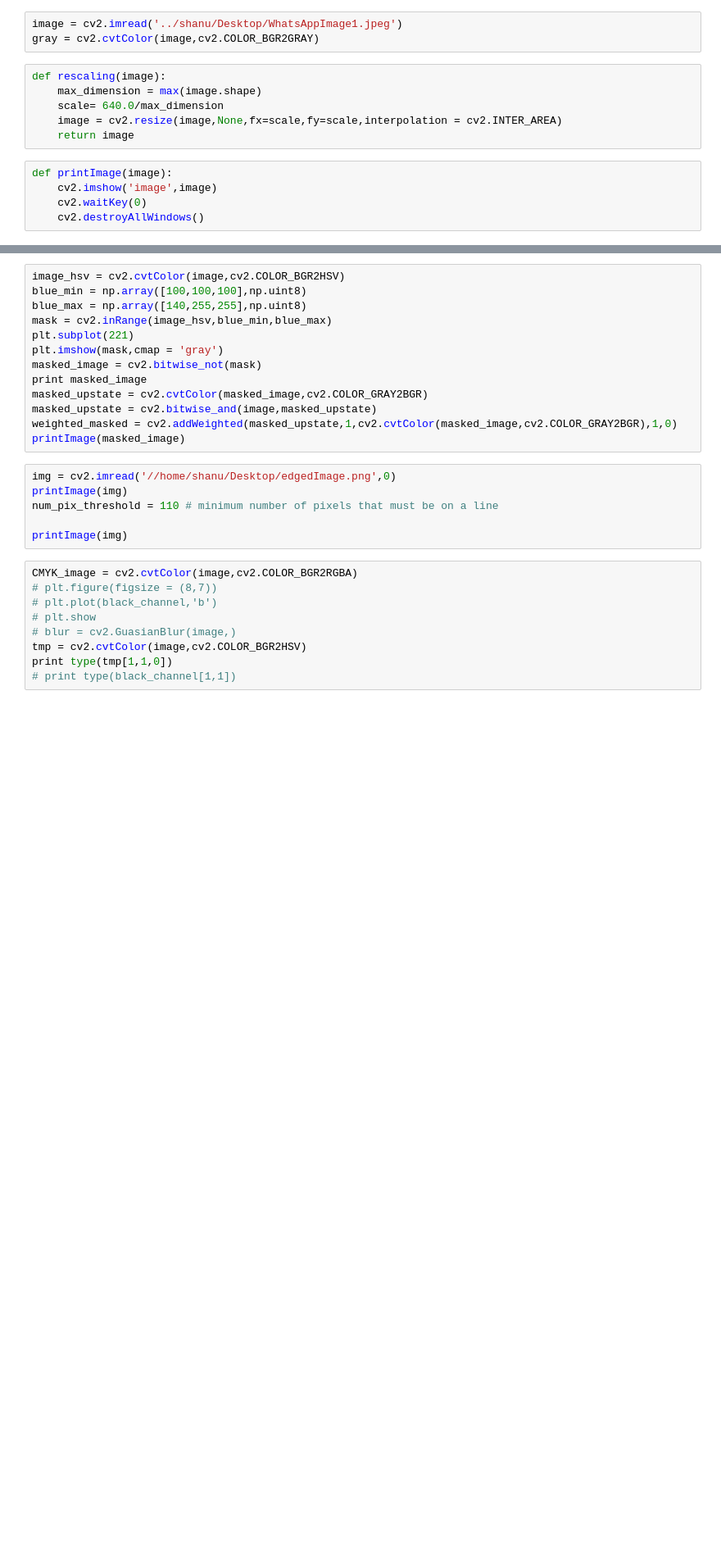
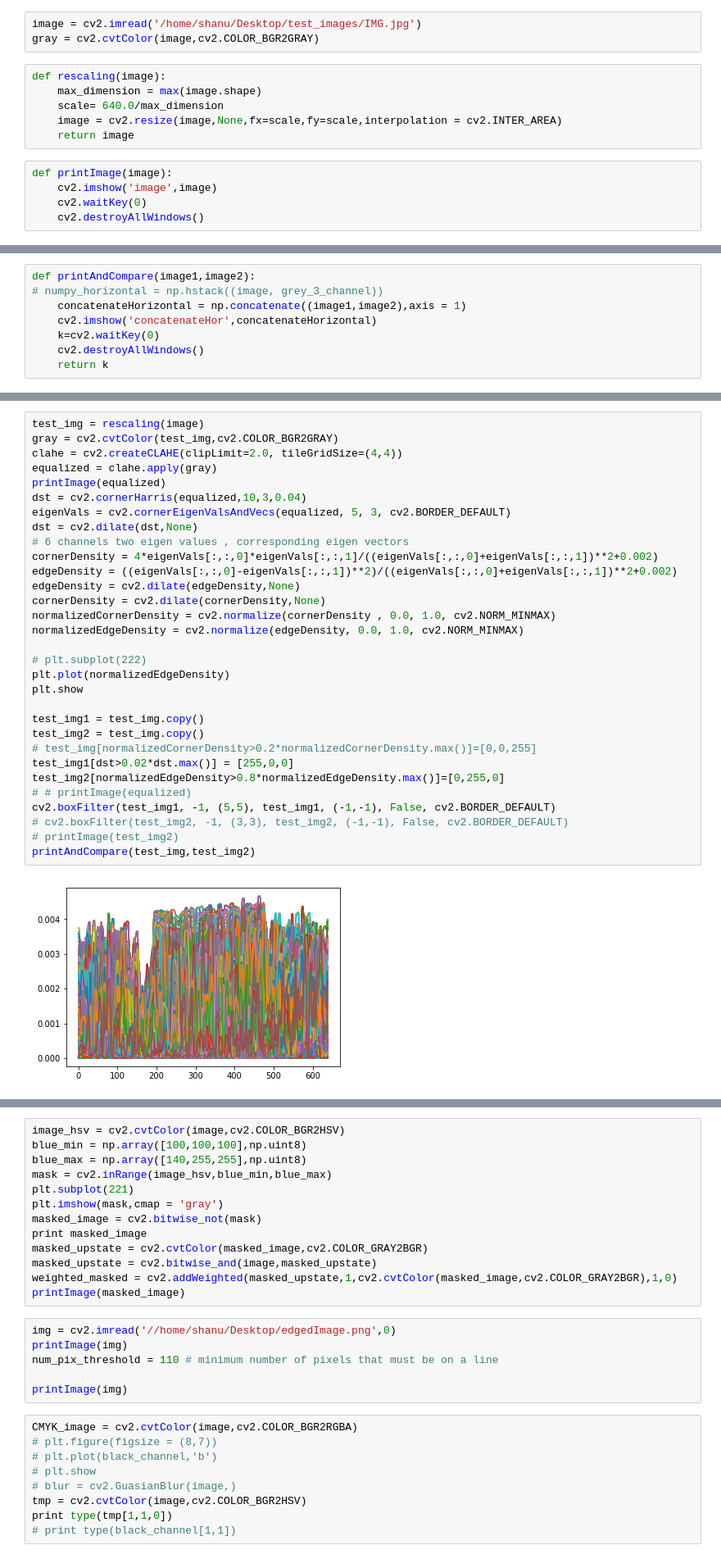
Before and after one commit to jainShanu/Multi-Qr-Code-Detection-, a Jupyter notebook: BarCodeLocalisation.ipynb, the cells around one changed output, grey strips where cells are left out. Shown: that part at 82% size. Cells and saved outputs as stored; diff of their text form; blank space fills up the shorter version.

Commit message:
tried edge and corner feature extraction to build saliency map/ parameter tuning to adjust the parameters for edges and save the appropriate values

```diff
--- a/BarCodeLocalisation.ipynb
+++ b/BarCodeLocalisation.ipynb
@@ -7,5 +7,5 @@ from skimage import *
 # %%
-image = cv2.imread('../shanu/Desktop/WhatsAppImage1.jpeg')
+image = cv2.imread('/home/shanu/Desktop/test_images/IMG.jpg')
 gray = cv2.cvtColor(image,cv2.COLOR_BGR2GRAY)
 # %%
 def rescaling(image):
@@ -31,0 +21,8 @@ printImage(img)
+# %%
+def printAndCompare(image1,image2):
+# numpy_horizontal = np.hstack((image, grey_3_channel))
+    concatenateHorizontal = np.concatenate((image1,image2),axis = 1)
+    cv2.imshow('concatenateHor',concatenateHorizontal)
+    k=cv2.waitKey(0)
+    cv2.destroyAllWindows()
+    return k
@@ -32,3 +149,36 @@ printImage(img)
+# %%
+test_img = rescaling(image)
+gray = cv2.cvtColor(test_img,cv2.COLOR_BGR2GRAY)
+clahe = cv2.createCLAHE(clipLimit=2.0, tileGridSize=(4,4))
+equalized = clahe.apply(gray)
+printImage(equalized)
+dst = cv2.cornerHarris(equalized,10,3,0.04)
+eigenVals = cv2.cornerEigenValsAndVecs(equalized, 5, 3, cv2.BORDER_DEFAULT)
+dst = cv2.dilate(dst,None)
+# 6 channels two eigen values , corresponding eigen vectors
+cornerDensity = 4*eigenVals[:,:,0]*eigenVals[:,:,1]/((eigenVals[:,:,0]+eigenVals[:,:,1])**2+0.002)
+edgeDensity = ((eigenVals[:,:,0]-eigenVals[:,:,1])**2)/((eigenVals[:,:,0]+eigenVals[:,:,1])**2+0.002)
+edgeDensity = cv2.dilate(edgeDensity,None)
+cornerDensity = cv2.dilate(cornerDensity,None)
+normalizedCornerDensity = cv2.normalize(cornerDensity , 0.0, 1.0, cv2.NORM_MINMAX)
+normalizedEdgeDensity = cv2.normalize(edgeDensity, 0.0, 1.0, cv2.NORM_MINMAX)
+
+# plt.subplot(222)
+plt.plot(normalizedEdgeDensity)
+plt.show
+
+test_img1 = test_img.copy()
+test_img2 = test_img.copy()
+# test_img[normalizedCornerDensity>0.2*normalizedCornerDensity.max()]=[0,0,255]
+test_img1[dst>0.02*dst.max()] = [255,0,0]
+test_img2[normalizedEdgeDensity>0.8*normalizedEdgeDensity.max()]=[0,255,0]
+# # printImage(equalized)
+cv2.boxFilter(test_img1, -1, (5,5), test_img1, (-1,-1), False, cv2.BORDER_DEFAULT)
+# cv2.boxFilter(test_img2, -1, (3,3), test_img2, (-1,-1), False, cv2.BORDER_DEFAULT)
+# printImage(test_img2)
+printAndCompare(test_img,test_img2)
+# %% [output]
+[figure, added]
 # %%
 # def find(img, window_size, k, thresh):
 ###edge density and corner density paramaters
```
Also changed, not shown: parts of 9 cells of this notebook.
